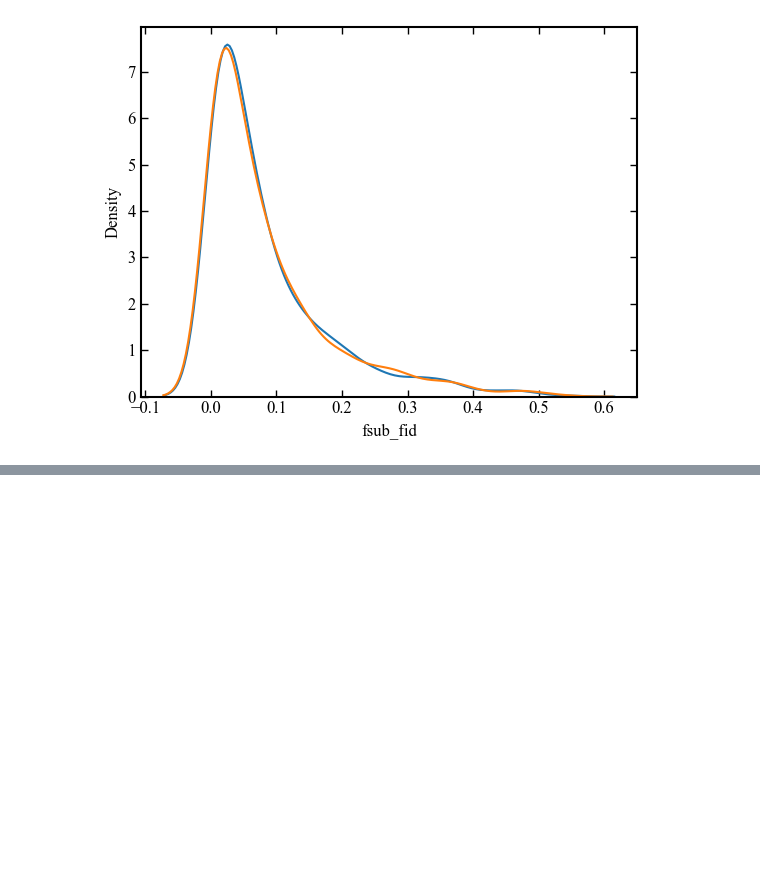
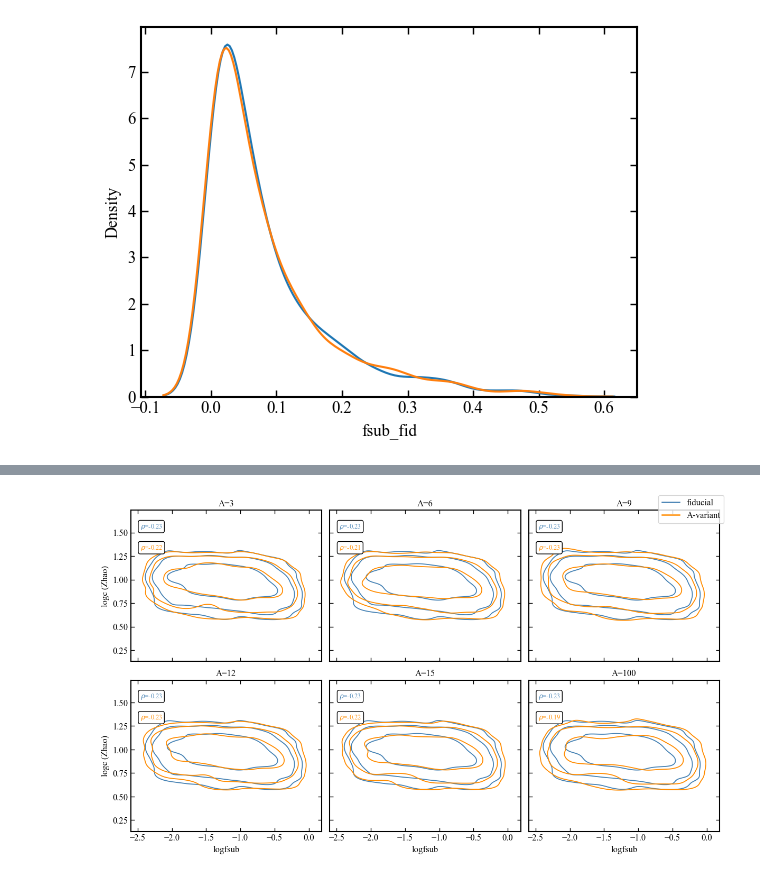
Before and after one commit to jsmonzon/MassSpec, a Jupyter notebook: notebooks/paper3/epsilon_vs_fiducial.ipynb, the cells around one changed output, grey strips where cells are left out. Cells and saved outputs as stored; diff of their text form; code cells hidden in the pictures; blank space fills up the shorter version.

```diff
--- a/notebooks/paper3/epsilon_vs_fiducial.ipynb
+++ b/notebooks/paper3/epsilon_vs_fiducial.ipynb
@@ -224,7 +187,0 @@ print(f"{len(matched_sweep)} trees matched across fiducial + {A_labels} "
-# %%
-sweep_models = [("fid", "fiducial")] + [(A, f"A={A[1:]}") for A in A_labels]
-sweep_colors = ("steelblue", "darkorange", "seagreen", "firebrick")
-
-fig = plot_corner_with_corr(matched_sweep, models=sweep_models, keys=keys, paramNames=paramNames,
-                             colors=sweep_colors, figsize=double_textwidth)
-# fig.savefig("../../figures/epsilon_A_sweep_vs_fiducial_corner.pdf", bbox_inches="tight")  # not auto-saving to disk -- left inline only
@@ -235,5 +187,0 @@ fig = plot_corner_with_corr(matched_sweep, models=sweep_models, keys=keys, param
-# %%
-for suf, label in sweep_models:
-    sns.kdeplot(matched_sweep[f"fsub_{suf}"], label=label)
-plt.xlabel("fsub")
-plt.legend()
@@ -242,0 +214,6 @@ plt.legend()
+# %%
+A_labels = ["A3", "A6", "A9", "A12", "A15", "A100"]
+sweep_dfs = {A: pd.read_csv(f"../../data/epsilon/scale_{A}_z0.csv") for A in A_labels}
+
+for A in A_labels:
+    print(A, sweep_dfs[A].shape)
@@ -242,0 +227,15 @@ plt.legend()
+# %%
+def add_suffix(df, suf):
+    return df.rename(columns={c: f"{c}_{suf}" for c in df.columns if c != "tree_index"})
+
+sweep_models = [("fid", "fiducial")] + [(A, f"A={A[1:]}") for A in A_labels]
+
+sweep_frames = [add_suffix(fiducial_df, "fid")] + [add_suffix(sweep_dfs[A], A) for A in A_labels]
+matched_sweep = sweep_frames[0]
+for frame in sweep_frames[1:]:
+    matched_sweep = matched_sweep.merge(frame, on="tree_index", how="inner")
+
+print(f"{len(matched_sweep)} trees matched across all {len(sweep_models)} models "
+      f"(of {len(fiducial_df)} fiducial)")
+
+sweep_comparisons = sweep_models[1:]
@@ -242,0 +304,5 @@ plt.legend()
+# %%
+fig_fsub_c = plot_2d_kde_grid(matched_sweep, sweep_comparisons, "logfsub", "logc",
+                               "logfsub", "logc (Zhao)")
+# %% [output]
+[figure, added]
```
Also changed, not shown: parts of 17 cells of this notebook, 21 other files.
